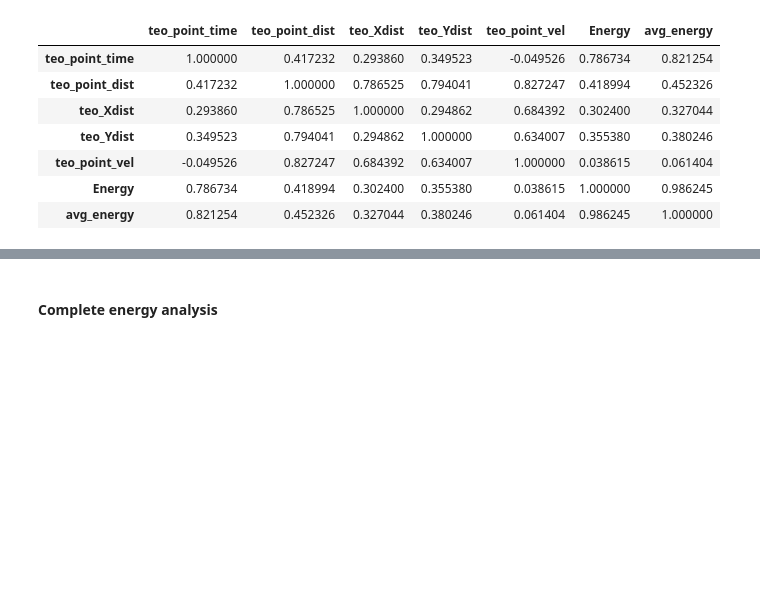
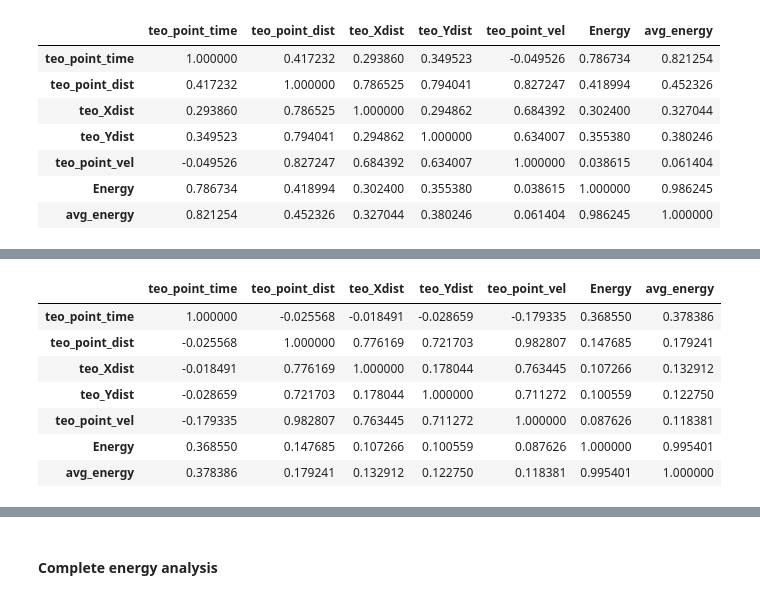
Before and after one commit to salogranada/drone_irrigation, a Jupyter notebook: src/scripts_ML/Final_Analysis_Data.ipynb, the cells around one changed output, grey strips where cells are left out. Saved outputs shown, nothing was run; the diff lists cells and outputs as text; code cells hidden in the pictures; blank space fills up the shorter version.

```diff
--- a/src/scripts_ML/Final_Analysis_Data.ipynb
+++ b/src/scripts_ML/Final_Analysis_Data.ipynb
@@ -77,0 +119,13 @@ complete_energy_analysis.corr()
+# %%
+energy_path12_analysis = energy_path12_pd[(energy_path12_pd['sim_point_dist']-energy_path12_pd['teo_point_dist']) < eps]
+energy_path12_analysis = energy_path12_analysis.drop(columns=["missing_points","path_num","sim_drone_time","sim_point_dist","sim_Xdist","sim_Ydist","avg_error_target_dist"],axis=1)
+energy_path12_analysis.corr()
+# %% [output]
+|  | teo_point_time | teo_point_dist | teo_Xdist | teo_Ydist | teo_point_vel | Energy | avg_energy |
+| teo_point_time | 1.000000 | -0.025568 | -0.018491 | -0.028659 | -0.179335 | 0.368550 | 0.378386 |
+| teo_point_dist | -0.025568 | 1.000000 | 0.776169 | 0.721703 | 0.982807 | 0.147685 | 0.179241 |
+| teo_Xdist | -0.018491 | 0.776169 | 1.000000 | 0.178044 | 0.763445 | 0.107266 | 0.132912 |
+| teo_Ydist | -0.028659 | 0.721703 | 0.178044 | 1.000000 | 0.711272 | 0.100559 | 0.122750 |
+| teo_point_vel | -0.179335 | 0.982807 | 0.763445 | 0.711272 | 1.000000 | 0.087626 | 0.118381 |
+| Energy | 0.368550 | 0.147685 | 0.107266 | 0.100559 | 0.087626 | 1.000000 | 0.995401 |
+| avg_energy | 0.378386 | 0.179241 | 0.132912 | 0.122750 | 0.118381 | 0.995401 | 1.000000 |
```
Also changed, not shown: parts of 9 cells of this notebook, 5 other files.
